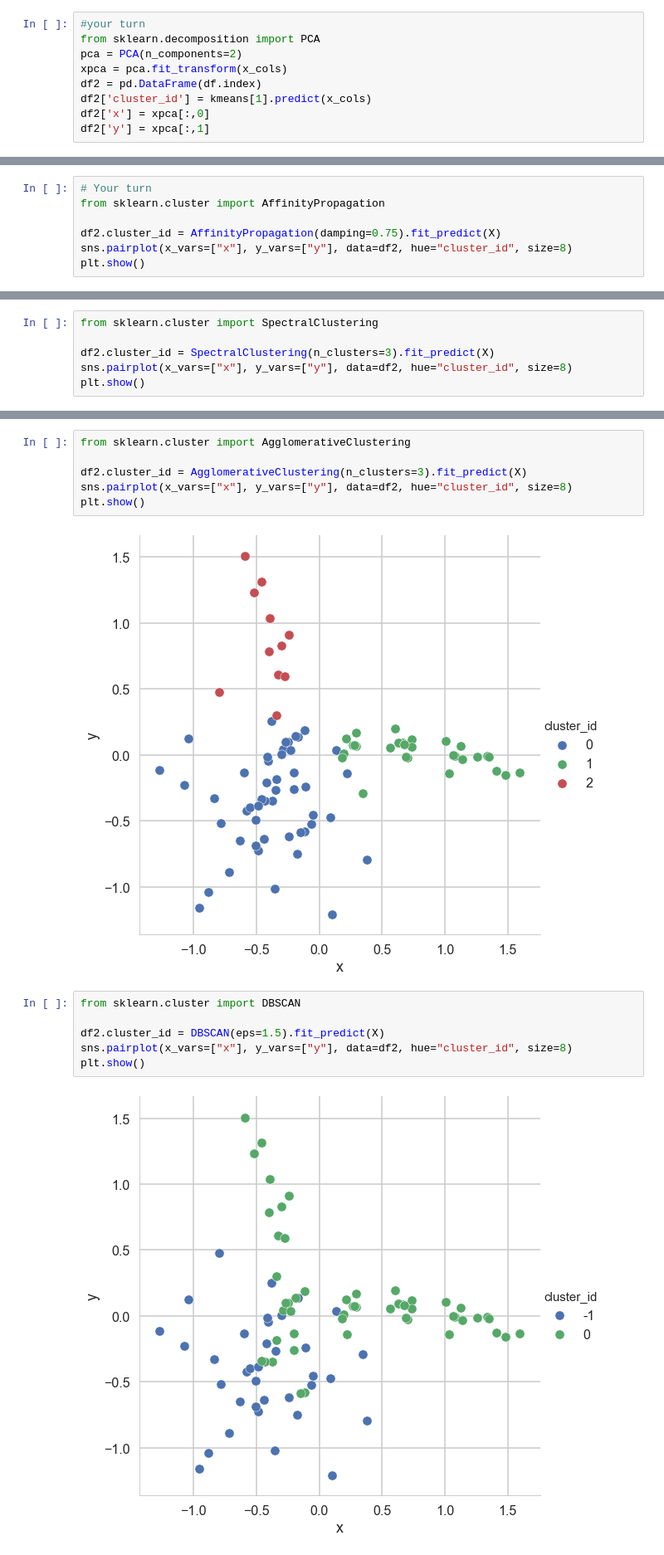
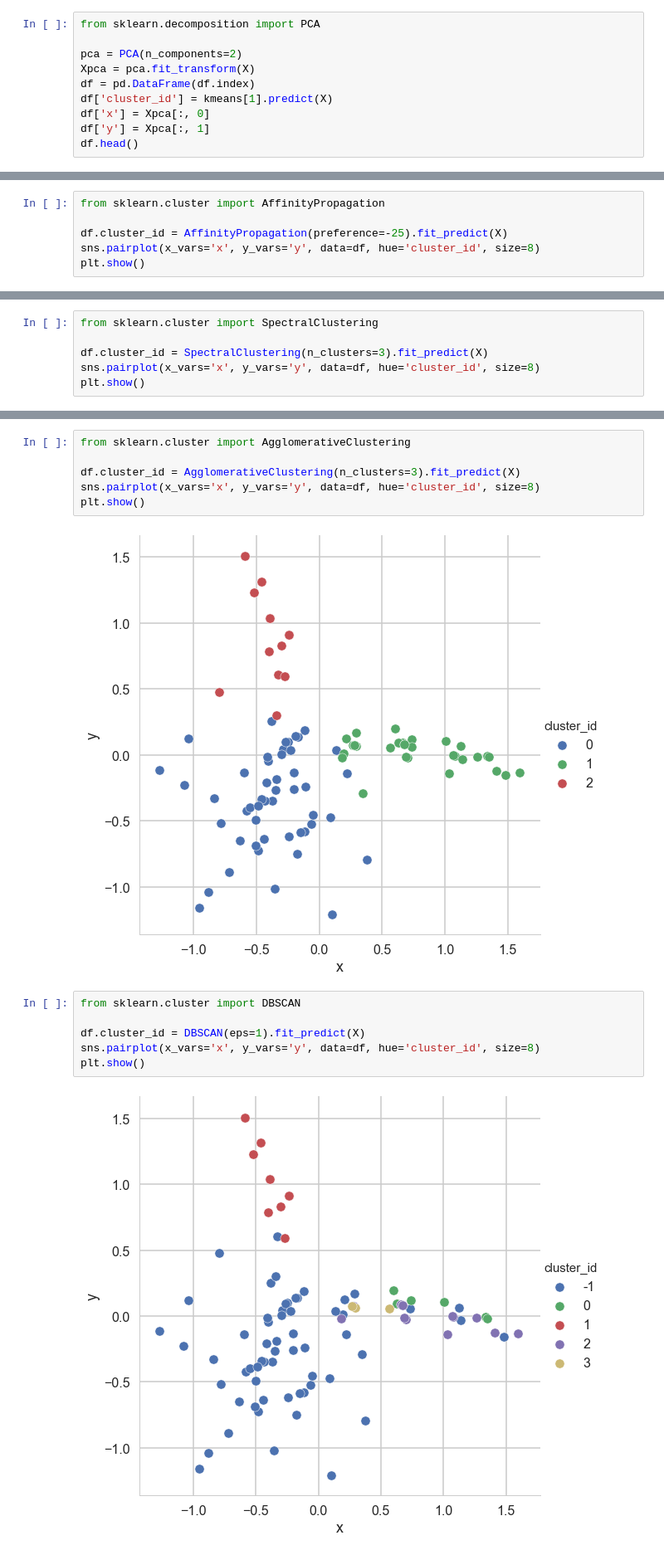
Before and after one commit to klane/springboard, a Jupyter notebook: machine-learning/clustering/clustering.ipynb, the cells around one changed output, grey strips where cells are left out. Shown: that part at 83% size. Saved outputs shown, nothing was run; the diff lists cells and outputs as text.

```diff
--- a/machine-learning/clustering/clustering.ipynb
+++ b/machine-learning/clustering/clustering.ipynb
@@ -298,11 +291,12 @@ This is only one use of PCA for dimension reduction. We can also use PCA when we
 # %% [markdown]
 What we've done is we've taken those columns of 0/1 indicator variables, and we've transformed them into a 2-D dataset. We took one column and arbitrarily called it `x` and then called the other `y`. Now we can throw each point into a scatterplot. We color coded each point based on it's cluster so it's easier to see them.
 # %%
-#your turn
 from sklearn.decomposition import PCA
+
 pca = PCA(n_components=2)
-xpca = pca.fit_transform(x_cols)
-df2 = pd.DataFrame(df.index)
-df2['cluster_id'] = kmeans[1].predict(x_cols)
-df2['x'] = xpca[:,0]
-df2['y'] = xpca[:,1]
+Xpca = pca.fit_transform(X)
+df = pd.DataFrame(df.index)
+df['cluster_id'] = kmeans[1].predict(X)
+df['x'] = Xpca[:, 0]
+df['y'] = Xpca[:, 1]
+df.head()
@@ -447,10 +440,9 @@ Source: http://scikit-learn.org/stable/modules/clustering.html
 <p>How do their results compare? Which performs the best? Tell a story why you think it performs the best.</p>
 </div>
 # %%
-# Your turn
 from sklearn.cluster import AffinityPropagation
 
-df2.cluster_id = AffinityPropagation(damping=0.75).fit_predict(X)
-sns.pairplot(x_vars=["x"], y_vars=["y"], data=df2, hue="cluster_id", size=8)
+df.cluster_id = AffinityPropagation(preference=-25).fit_predict(X)
+sns.pairplot(x_vars='x', y_vars='y', data=df, hue='cluster_id', size=8)
 plt.show()
 # %% [output]
@@ -458,24 +450,24 @@ plt.show()
 # %%
 from sklearn.cluster import SpectralClustering
 
-df2.cluster_id = SpectralClustering(n_clusters=3).fit_predict(X)
-sns.pairplot(x_vars=["x"], y_vars=["y"], data=df2, hue="cluster_id", size=8)
+df.cluster_id = SpectralClustering(n_clusters=3).fit_predict(X)
+sns.pairplot(x_vars='x', y_vars='y', data=df, hue='cluster_id', size=8)
 plt.show()
 # %% [output]
 [figure]
 # %%
 from sklearn.cluster import AgglomerativeClustering
 
-df2.cluster_id = AgglomerativeClustering(n_clusters=3).fit_predict(X)
-sns.pairplot(x_vars=["x"], y_vars=["y"], data=df2, hue="cluster_id", size=8)
+df.cluster_id = AgglomerativeClustering(n_clusters=3).fit_predict(X)
+sns.pairplot(x_vars='x', y_vars='y', data=df, hue='cluster_id', size=8)
 plt.show()
 # %% [output]
 [figure]
 # %%
 from sklearn.cluster import DBSCAN
 
-df2.cluster_id = DBSCAN(eps=1.5).fit_predict(X)
-sns.pairplot(x_vars=["x"], y_vars=["y"], data=df2, hue="cluster_id", size=8)
+df.cluster_id = DBSCAN(eps=1).fit_predict(X)
+sns.pairplot(x_vars='x', y_vars='y', data=df, hue='cluster_id', size=8)
 plt.show()
 # %% [output]
-[figure, old version]
+[figure, new version]
```
Also changed, not shown: parts of 9 cells of this notebook.
